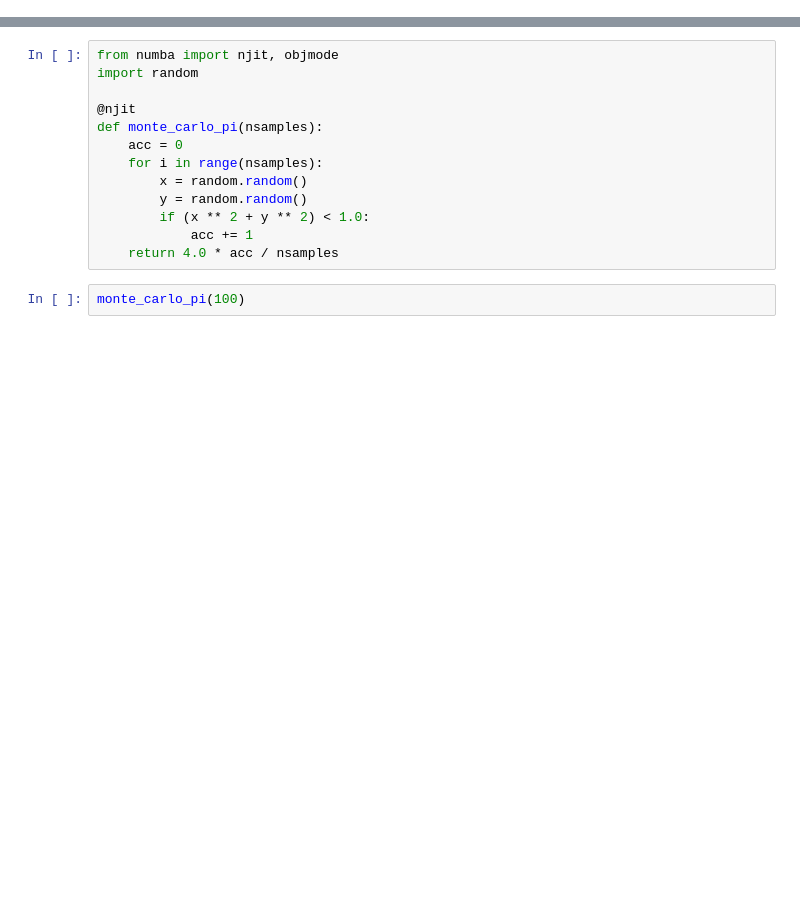
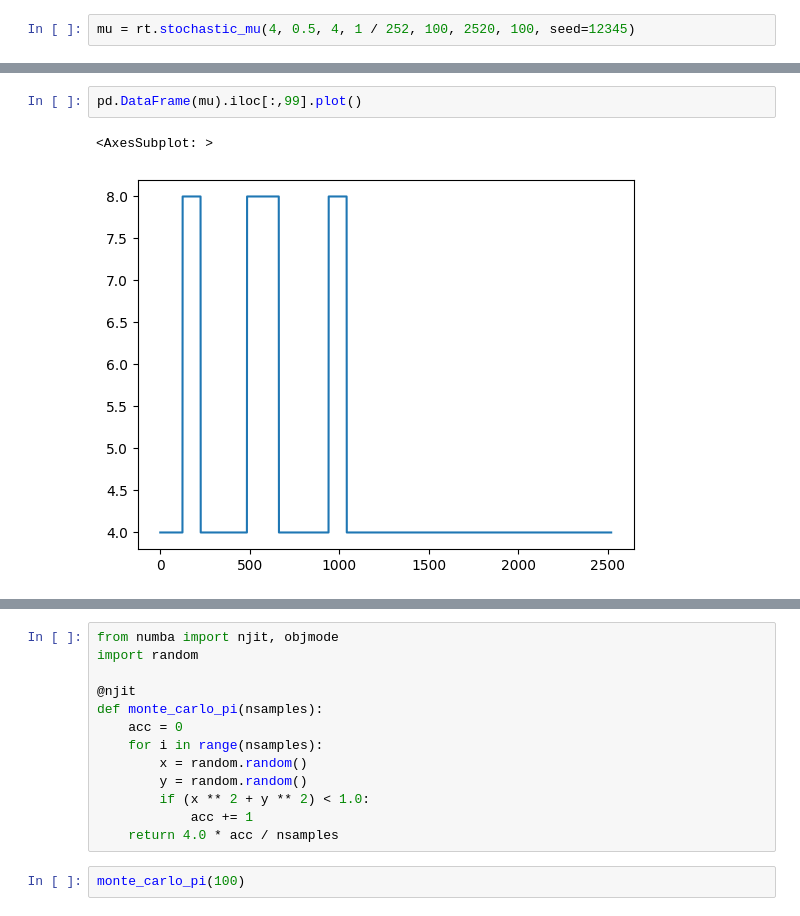
Before and after one commit to bbcho/risktools-dev, a Jupyter notebook: notebooks/simOUJ.ipynb, the cells around one changed output, grey strips where cells are left out. Drawn from its saved outputs; the diff is of its cells as text; blank space fills up the shorter version.

Commit message:
stochastic mu function made

```diff
--- a/notebooks/simOUJ.ipynb
+++ b/notebooks/simOUJ.ipynb
@@ -0,0 +37,2 @@
+# %%
+mu = rt.stochastic_mu(4, 0.5, 4, 1 / 252, 100, 2520, 100, seed=12345)
@@ -0,0 +51,5 @@
+# %%
+pd.DataFrame(mu).iloc[:,99].plot()
+# %% [output]
+<AxesSubplot: >
+[figure, added]
```
Also changed, not shown: parts of 6 cells of this notebook, 2 other files.
